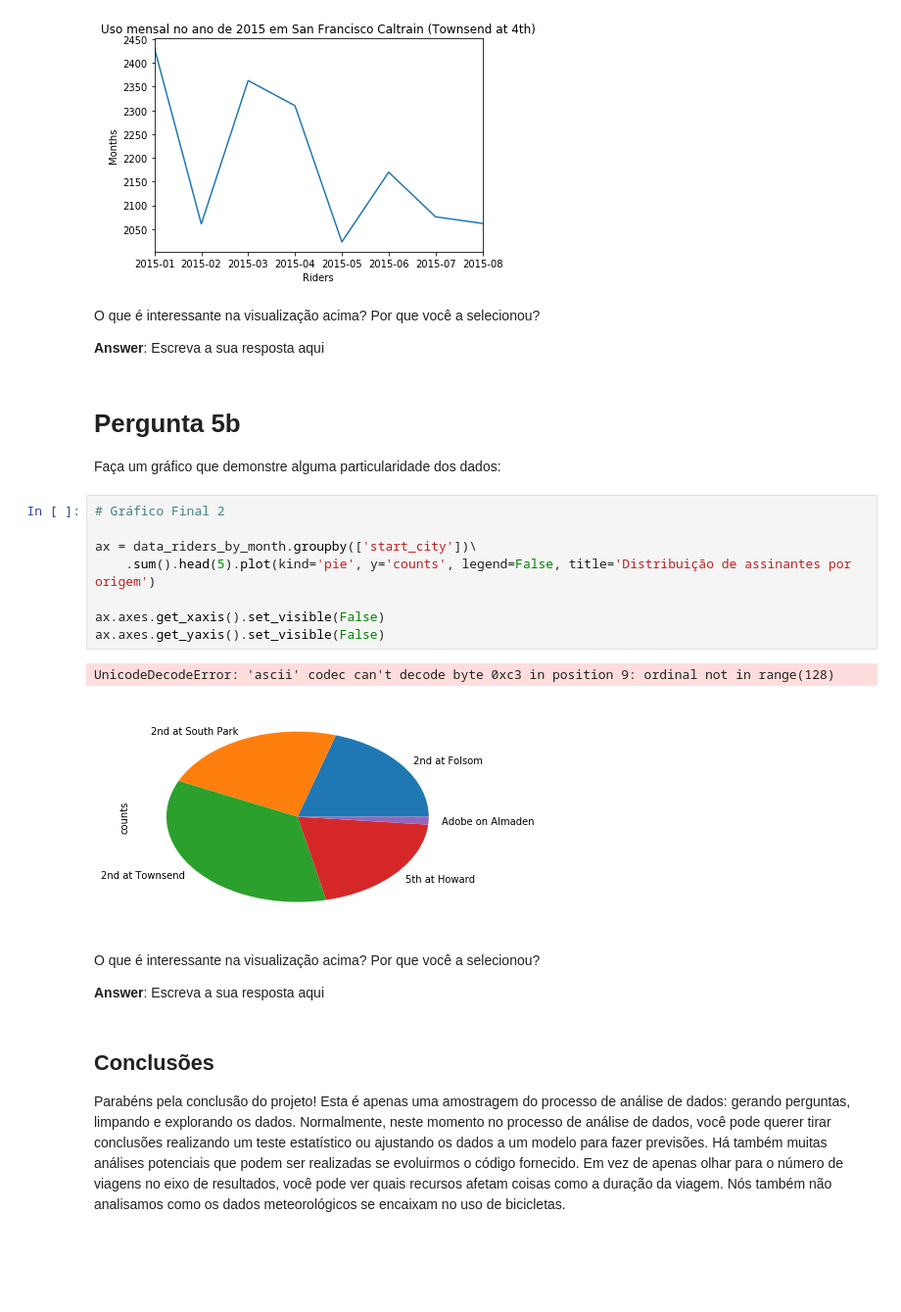
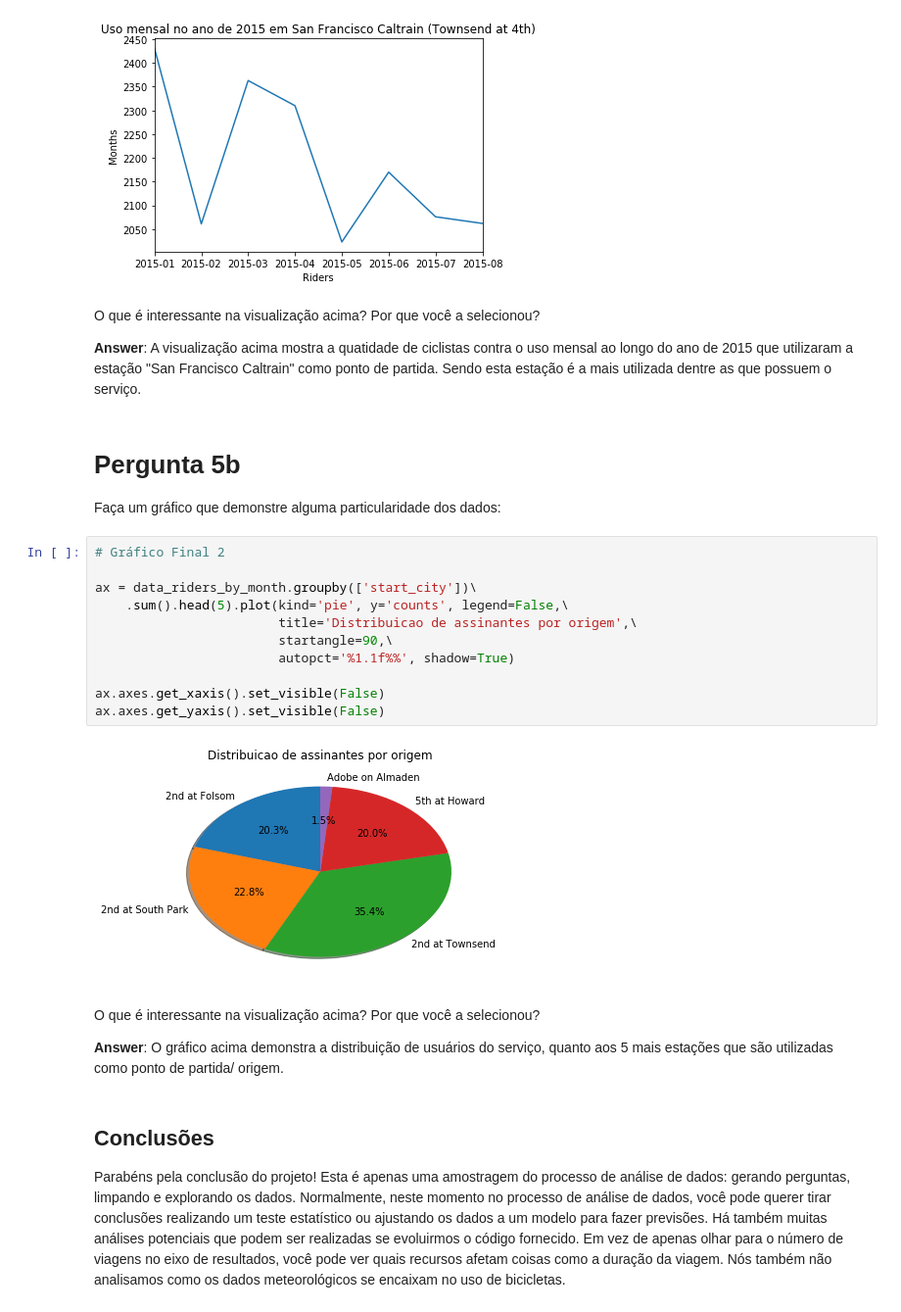
Before and after one commit to wfercosta/ndfdsi-bikeshareanalysis, a Jupyter notebook: Analise_Bay_Area_Bike_Share-NDFDSI.ipynb, the cells around one changed output. Shown at 98% size. Drawn from its saved outputs; the diff is of its cells as text; blank space fills up the shorter version.

Commit message:
Final Graphs and final comments

```diff
--- a/Analise_Bay_Area_Bike_Share-NDFDSI.ipynb
+++ b/Analise_Bay_Area_Bike_Share-NDFDSI.ipynb
@@ -579,28 +577,30 @@ ax.set_ylabel("Months")
 # %% [output]
 Text(0,0.5,u'Months')
 [figure]
-# %% [markdown]
-O que é interessante na visualização acima? Por que você a selecionou?
-
-**Answer**: Escreva a sua resposta aqui
+# %% [markdown]
+O que é interessante na visualização acima? Por que você a selecionou?
+
+**Answer**: A visualização acima mostra a quatidade de ciclistas contra o uso mensal ao longo do ano de 2015 que utilizaram a estação "San Francisco Caltrain" como ponto de partida. Sendo esta estação é a mais utilizada dentre as que possuem o serviço.
 # %% [markdown]
 # Pergunta 5b
 Faça um gráfico que demonstre alguma particularidade dos dados:
 # %%
 # Gráfico Final 2
 
 ax = data_riders_by_month.groupby(['start_city'])\
-    .sum().head(5).plot(kind='pie', y='counts', legend=False, title='Distribuição de assinantes por origem')
+    .sum().head(5).plot(kind='pie', y='counts', legend=False,\
+                        title='Distribuicao de assinantes por origem',\
+                        startangle=90,\
+                        autopct='%1.1f%%', shadow=True)
 
 ax.axes.get_xaxis().set_visible(False)
 ax.axes.get_yaxis().set_visible(False)
 # %% [output]
-UnicodeDecodeError: 'ascii' codec can't decode byte 0xc3 in position 9: ordinal not in range(128)
-[figure, old version]
+[figure, new version]
 # %% [markdown]
 O que é interessante na visualização acima? Por que você a selecionou?
 
-**Answer**: Escreva a sua resposta aqui
+**Answer**: O gráfico acima demonstra a distribuição de usuários do serviço, quanto aos 5 mais estações que são utilizadas como ponto de partida/ origem.
 # %% [markdown]
 ## Conclusões
 
```
Also changed, not shown: parts of 3 cells of this notebook.
